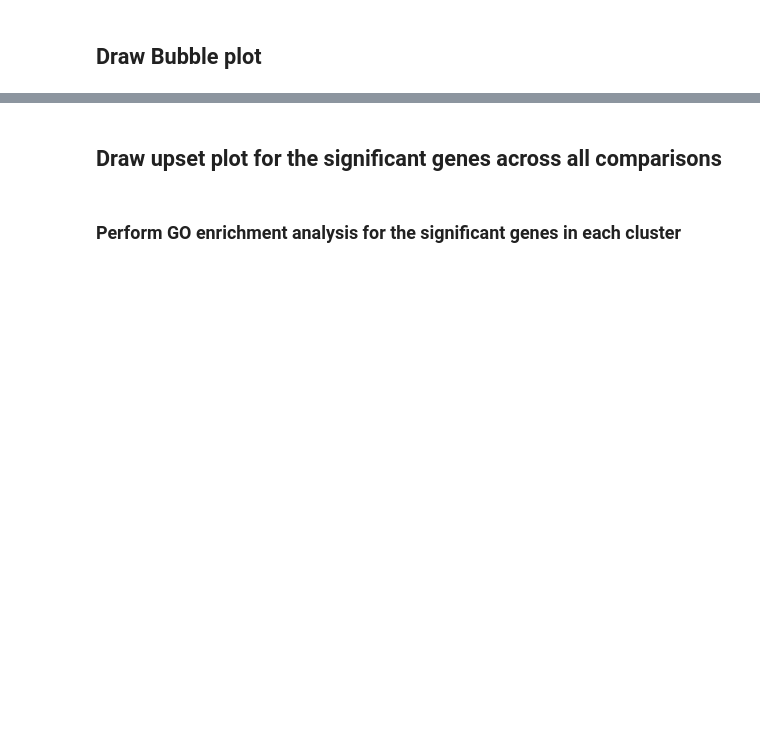
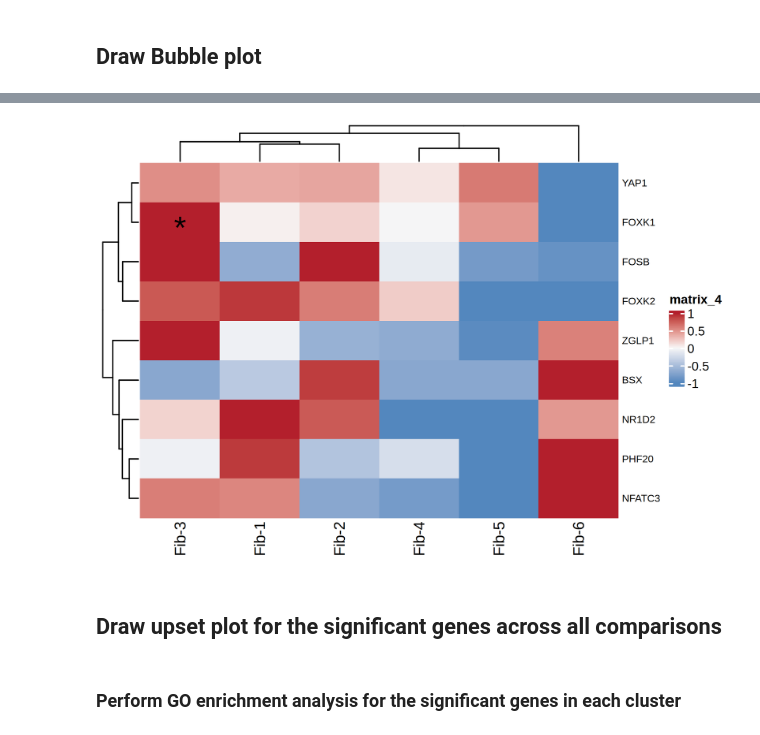
Before and after one commit to Knight-Initiative-for-Brain-Resilience/human-brain-vascular-atlas, a Jupyter notebook: Final_notebook/06.4_R_DEG_analysis_fibroblast.ipynb, the cells around one changed output, grey strips where cells are left out. Cells and saved outputs as stored; diff of their text form; code cells hidden in the pictures; blank space fills up the shorter version.

```diff
--- a/Final_notebook/06.4_R_DEG_analysis_fibroblast.ipynb
+++ b/Final_notebook/06.4_R_DEG_analysis_fibroblast.ipynb
@@ -273,6 +411,12 @@ length(genes_oi)
 # %%
 ## adjust the order
-genes_oi = c('ABCA6','FBLN2','TNFRSF19','EDN3','KCNK17','PDGFRA','STAT3','NOX4','THBS2','RDH10','DCN','COL1A2','COL3A1','EBF2','SLC26A2','SLC47A1','SLC4A4','SLC9B2','IGFBP6','SLC13A3','MAPK4','SLC13A4','SLC22A6','MYRIP','SLC9A2','GCNT2','PTGDR','TJP1','STXBP6','DACH1','NPR3','TARID','RIPOR3','LAMA2')
+genes_oi = c('ABCA6','ABCA8','ABCA9','ABCA10','KCNK17','PDGFRA',
+            'DCN','THBS2','CALCRL','COL1A2','COL3A1','COL4A4','COL4A3','TFPI',
+            'KCNMA1','SLC4A4','SLC26A2','SLC47A1','SLC23A2','SLC12A2',
+            'SLC13A3','SLC5A5','SLC13A4','SLC22A6','SLC7A11','SLC6A1',
+            'SLC9A2','PKP2','DSP','TJP1','STXBP6',
+            'DACH1','NPR3','TARID','RIPOR3','LAMA2')
+genes_oi = c('BSX','ZGLP1','NFATC3','YAP1','FOSB','PHF20','NR1D2','FOXK2','FOXK1')
 # %%
 ### Making sure get the corrected layer and matrix
 DefaultAssay(obj_oi) = "RNA"
@@ -334,8 +485,8 @@ sig_mat <- sig_mat[, col_order]
 # ── 8. Draw heatmap ──────────────────────────────────────────────────────────
 ht <- Heatmap(
   mat,
-  cluster_rows    = FALSE,
-  cluster_columns = FALSE,
+  cluster_rows    = TRUE,
+  cluster_columns = TRUE,
   col = colorRamp2(c(-1,0,1), c("#5387be","#F7F7F7","#b31f2c")),
   # right_annotation = row_ha,
   show_column_names = TRUE,
@@ -350,7 +501,8 @@ ht <- Heatmap(
       grid.text("*", x, y, gp = gpar(fontsize = 25, col = "black"), vjust = "center")
   }
 )
-# pdf("./Results/Revision_2/DEG/Figure_4X_Fibroblast_DEG_heatmap.pdf",width = 4,height = 8)
+# pdf("./Results/Revision_3/DEG/Figure_4X_Fibroblast_DEG_heatmap.pdf",width = 4,height = 8)
 # draw(ht)
 # dev.off()
 draw(ht)
+# %% [output]
@@ -357,3 +511,4 @@ draw(ht)
+[figure, added]
 # %%
 # Normalize the data
 obj_oi <- NormalizeData(obj_oi)
```
Also changed, not shown: parts of 26 cells of this notebook, 13 other files.
